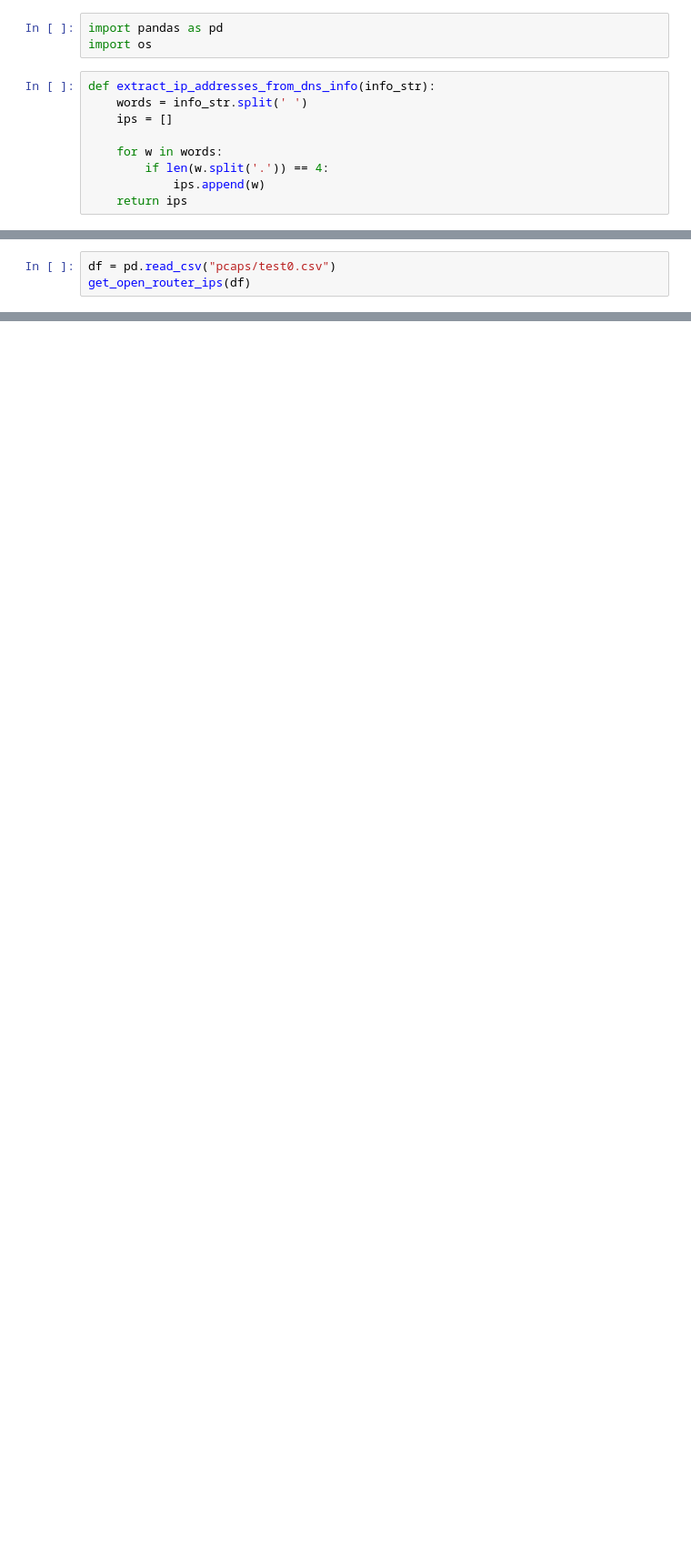
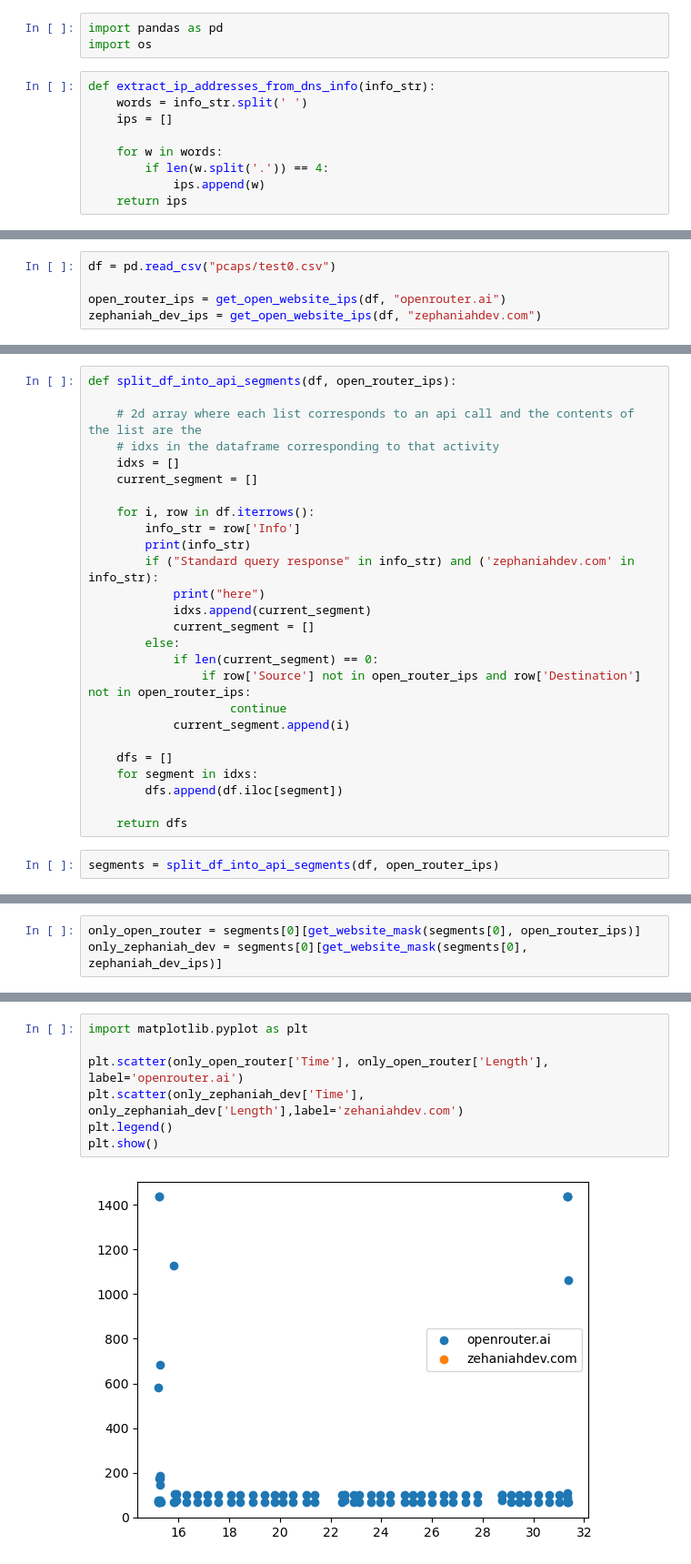
Before and after one commit to noise-course/course-project-zroe1, a Jupyter notebook: main.ipynb, the cells around one changed output, grey strips where cells are left out. Shown: that part at 91% size. Saved outputs shown, nothing was run; the diff lists cells and outputs as text; blank space fills up the shorter version.

```diff
--- a/main.ipynb
+++ b/main.ipynb
@@ -23,4 +23,6 @@ def get_open_router_ips(df):
     return open_router_ips
 # %%
 df = pd.read_csv("pcaps/test0.csv")
-get_open_router_ips(df)
+
+open_router_ips = get_open_website_ips(df, "openrouter.ai")
+zephaniah_dev_ips = get_open_website_ips(df, "zephaniahdev.com")
@@ -28,0 +47,28 @@ get_open_router_ips(df)
+# %%
+def split_df_into_api_segments(df, open_router_ips):
+
+    # 2d array where each list corresponds to an api call and the contents of the list are the
+    # idxs in the dataframe corresponding to that activity
+    idxs = []
+    current_segment = []
+
+    for i, row in df.iterrows():
+        info_str = row['Info']
+        print(info_str)
+        if ("Standard query response" in info_str) and ('zephaniahdev.com' in info_str):
+            print("here")
+            idxs.append(current_segment)
+            current_segment = []
+        else:
+            if len(current_segment) == 0:
+                if row['Source'] not in open_router_ips and row['Destination'] not in open_router_ips:
+                    continue
+            current_segment.append(i)
+
+    dfs = []
+    for segment in idxs:
+        dfs.append(df.iloc[segment])
+
+    return dfs
+# %%
+segments = split_df_into_api_segments(df, open_router_ips)
@@ -28,0 +93,3 @@ get_open_router_ips(df)
+# %%
+only_open_router = segments[0][get_website_mask(segments[0], open_router_ips)]
+only_zephaniah_dev = segments[0][get_website_mask(segments[0], zephaniah_dev_ips)]
@@ -28,0 +100,9 @@ get_open_router_ips(df)
+# %%
+import matplotlib.pyplot as plt
+
+plt.scatter(only_open_router['Time'], only_open_router['Length'], label='openrouter.ai')
+plt.scatter(only_zephaniah_dev['Time'], only_zephaniah_dev['Length'],label='zehaniahdev.com')
+plt.legend()
+plt.show()
+# %% [output]
+[figure, added]
```
Also changed, not shown: parts of 12 cells of this notebook.
